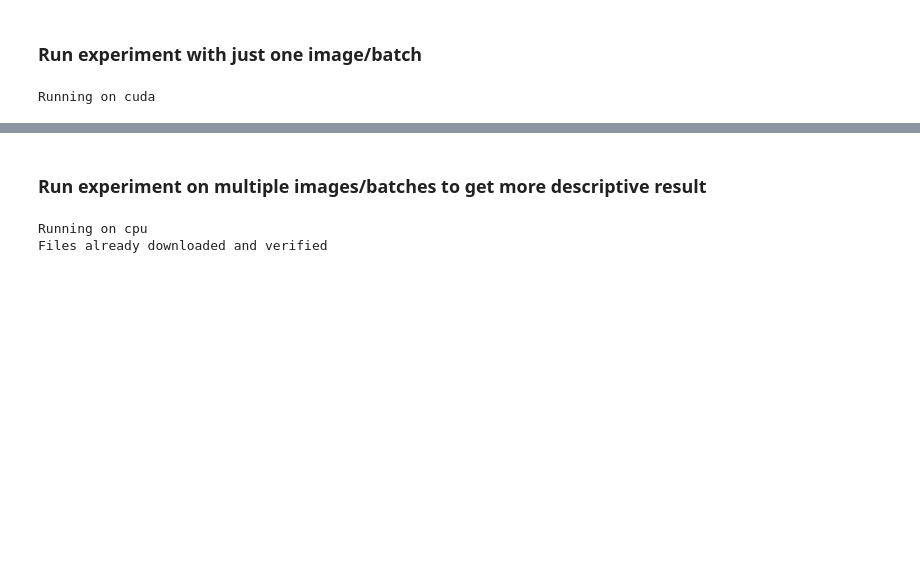
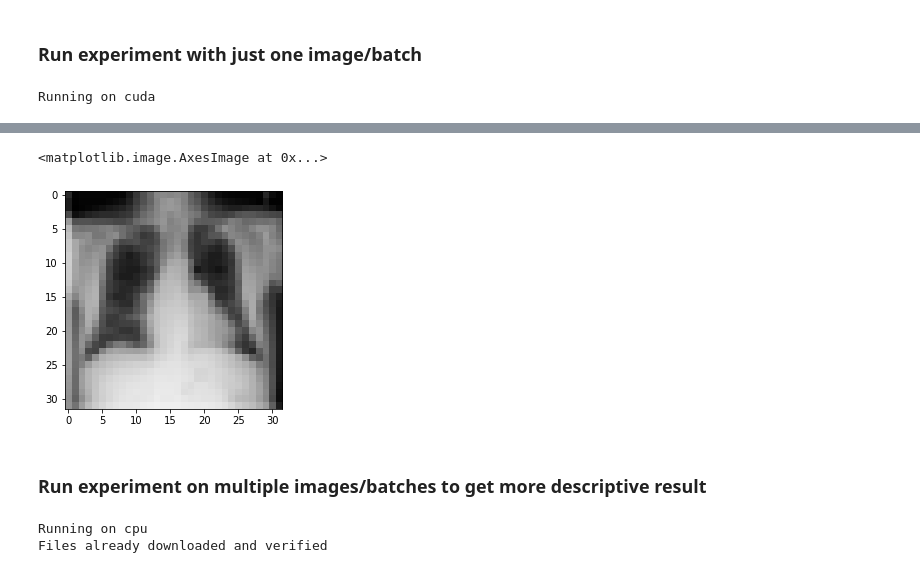
Before and after one commit to NielsFuglsang/02460-advanced-machine-learning, a Jupyter notebook: notebooks/test_medical.ipynb, the cells around one changed output, grey strips where cells are left out. Saved outputs shown, nothing was run; the diff lists cells and outputs as text; code cells hidden in the pictures; blank space fills up the shorter version.

```diff
--- a/notebooks/test_medical.ipynb
+++ b/notebooks/test_medical.ipynb
@@ -86,3 +105,8 @@ torch.Size([3, 32, 32])
+# %%
+plt.imshow(np.transpose(exp.tp(exp.dst[0][0]).numpy(), (1, 2, 0)))
+# %% [output]
+<matplotlib.image.AxesImage at 0x...>
+[figure, added]
 # %% [markdown]
 ### Run experiment on multiple images/batches to get more descriptive result
 # %%
```
Also changed, not shown: parts of 9 cells of this notebook, 3 other files.
